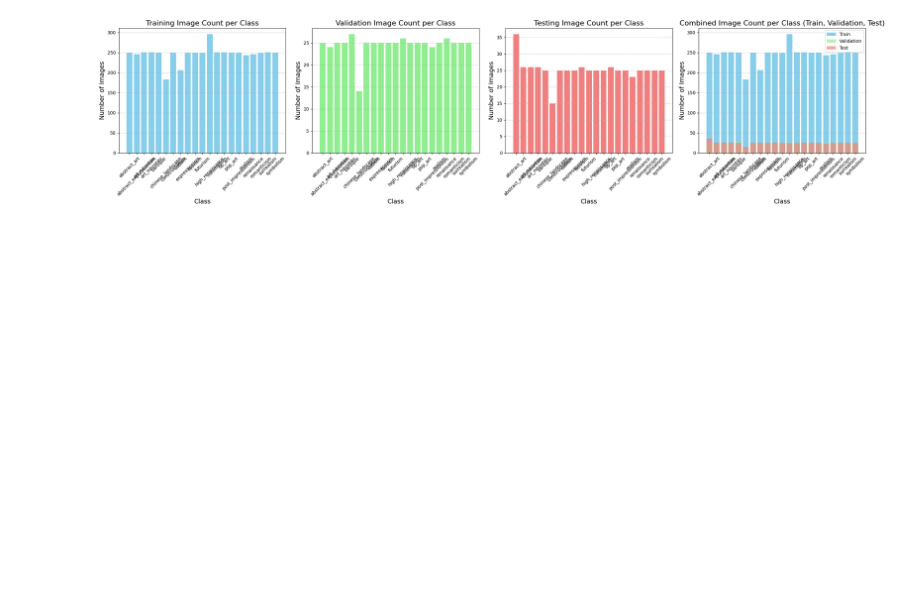
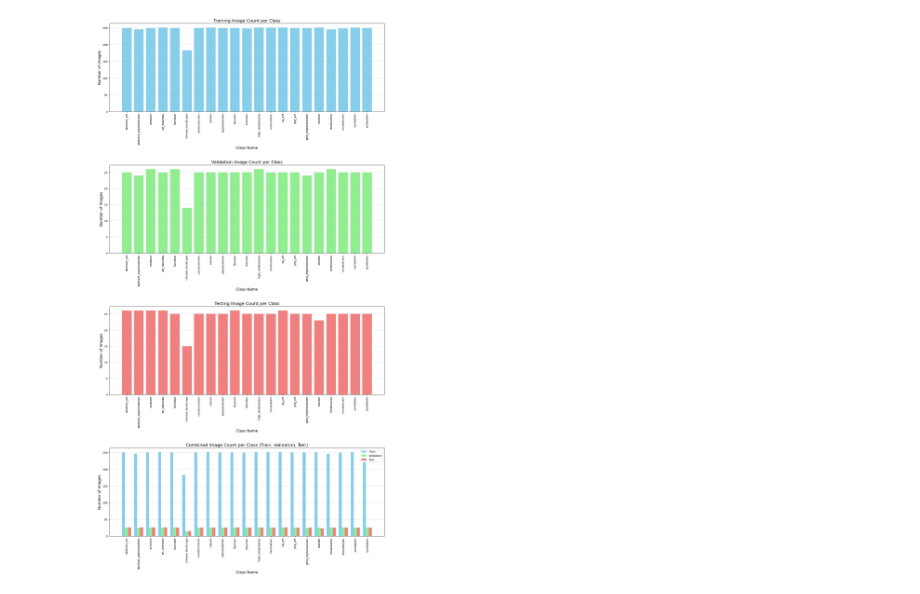
Before and after one commit to khairul-amin-cyber/MerakiNexus-V2, a Jupyter notebook: art_classification_model/MerakiNexus_Complete_Subject_1.ipynb, the cells around one changed output. Cells and saved outputs as stored; diff of their text form; code cells hidden in the pictures; blank space fills up the shorter version.

```diff
--- a/art_classification_model/MerakiNexus_Complete_Subject_1.ipynb
+++ b/art_classification_model/MerakiNexus_Complete_Subject_1.ipynb
@@ -49,82 +49,77 @@ Updating files: 100% (6225/6225), done.
 # %%
 import os
 import matplotlib.pyplot as plt
 from torchvision import datasets
 
 # Define dataset path
-dataset_path = "/content/MerakiNexus-V2/art_classification_model/dataset"  # Modify with your dataset path
+dataset_path = "/content/MerakiNexus-V2/art_classification_model/dataset"  # Update path if needed
 
-# Load the datasets
+# Load datasets
 train_dataset = datasets.ImageFolder(root=f"{dataset_path}/train")
 val_dataset = datasets.ImageFolder(root=f"{dataset_path}/val")
 test_dataset = datasets.ImageFolder(root=f"{dataset_path}/test")
 
-# Get class names and their corresponding folder paths
+# Get class names and initialize counters
 class_names = train_dataset.classes
-train_image_counts = []
-val_image_counts = []
-test_image_counts = []
+train_image_counts, val_image_counts, test_image_counts = [], [], []
 
-# Count the number of images in each class folder for all datasets
+# Count images per class
 for class_name in class_names:
-    # Count for training set
-    train_class_folder = os.path.join(train_dataset.root, class_name)
-    train_image_count = len(os.listdir(train_class_folder))  # Count files in each class folder
-    train_image_counts.append(train_image_count)
+    train_count = len(os.listdir(os.path.join(train_dataset.root, class_name)))
+    val_count = len(os.listdir(os.path.join(val_dataset.root, class_name)))
+    test_count = len(os.listdir(os.path.join(test_dataset.root, class_name)))
 
-    # Count for validation set
-    val_class_folder = os.path.join(val_dataset.root, class_name)
-    val_image_count = len(os.listdir(val_class_folder))  # Count files in each class folder
-    val_image_counts.append(val_image_count)
+    train_image_counts.append(train_count)
+    val_image_counts.append(val_count)
+    test_image_counts.append(test_count)
 
-    # Count for testing set
-    test_class_folder = os.path.join(test_dataset.root, class_name)
-    test_image_count = len(os.listdir(test_class_folder))  # Count files in each class folder
-    test_image_counts.append(test_image_count)
+# Create vertically stacked subplots
+fig, axes = plt.subplots(4, 1, figsize=(16, 30))  # Wider + taller for readability
 
-# Plotting the class distribution for training, validation, and testing sets side by side
-fig, axes = plt.subplots(1, 4, figsize=(24, 6))
+# Common x-axis style
+def style_x_axis(ax):
+    ax.set_xticks(range(len(class_names)))
+    ax.set_xticklabels(class_names, rotation=90, fontsize=10)
+    ax.set_xlabel("Class Name", fontsize=14)
+    ax.set_ylabel("Number of Images", fontsize=14)
+    ax.grid(axis='y', linestyle='--', alpha=0.7)
 
-# Plot for training dataset
-axes[0].bar(class_names, train_image_counts, color='skyblue')
+# Training set plot
+axes[0].bar(range(len(class_names)), train_image_counts, color='skyblue')
 axes[0].set_title('Training Image Count per Class', fontsize=16)
-axes[0].set_xlabel('Class', fontsize=14)
-axes[0].set_ylabel('Number of Images', fontsize=14)
-axes[0].tick_params(axis='x', rotation=45)
-axes[0].grid(axis='y', linestyle='--', alpha=0.7)
+style_x_axis(axes[0])
 
-# Plot for validation dataset
-axes[1].bar(class_names, val_image_counts, color='lightgreen')
+# Validation set plot
+axes[1].bar(range(len(class_names)), val_image_counts, color='lightgreen')
 axes[1].set_title('Validation Image Count per Class', fontsize=16)
-axes[1].set_xlabel('Class', fontsize=14)
-axes[1].set_ylabel('Number of Images', fontsize=14)
-axes[1].tick_params(axis='x', rotation=45)
-axes[1].grid(axis='y', linestyle='--', alpha=0.7)
+style_x_axis(axes[1])
 
-# Plot for testing dataset
-axes[2].bar(class_names, test_image_counts, color='lightcoral')
+# Test set plot
+axes[2].bar(range(len(class_names)), test_image_counts, color='lightcoral')
 axes[2].set_title('Testing Image Count per Class', fontsize=16)
-axes[2].set_xlabel('Class', fontsize=14)
-axes[2].set_ylabel('Number of Images', fontsize=14)
-axes[2].tick_params(axis='x', rotation=45)
-axes[2].grid(axis='y', linestyle='--', alpha=0.7)
+style_x_axis(axes[2])
 
-# Plot for combined view (Training, Validation, and Testing)
-axes[3].bar(class_names, train_image_counts, color='skyblue', label='Train')
-axes[3].bar(class_names, val_image_counts, color='lightgreen', label='Validation', alpha=0.7)
-axes[3].bar(class_names, test_image_counts, color='lightcoral', label='Test', alpha=0.7)
+# Combined view with grouped bars
+bar_width = 0.25
+x = list(range(len(class_names)))
+
+axes[3].bar([i - bar_width for i in x], train_image_counts, width=bar_width, label='Train', color='skyblue')
+axes[3].bar(x, val_image_counts, width=bar_width, label='Validation', color='lightgreen')
+axes[3].bar([i + bar_width for i in x], test_image_counts, width=bar_width, label='Test', color='lightcoral')
+
 axes[3].set_title('Combined Image Count per Class (Train, Validation, Test)', fontsize=16)
-axes[3].set_xlabel('Class', fontsize=14)
-axes[3].set_ylabel('Number of Images', fontsize=14)
-axes[3].tick_params(axis='x', rotation=45)
+axes[3].set_xticks(x)
+axes[3].set_xticklabels(class_names, rotation=90, fontsize=10)
+axes[3].set_xlabel("Class Name", fontsize=14)
+axes[3].set_ylabel("Number of Images", fontsize=14)
 axes[3].legend()
 axes[3].grid(axis='y', linestyle='--', alpha=0.7)
 
-# Adjust layout
-plt.tight_layout()
+# Final layout adjustments
+plt.tight_layout(pad=4)
 plt.show()
 # %% [output]
-[figure, old version]
+[figure, new version]
 # %%
 import torch
 import torch.nn as nn
```
Also changed, not shown: parts of 8 cells of this notebook, 4 other files.
